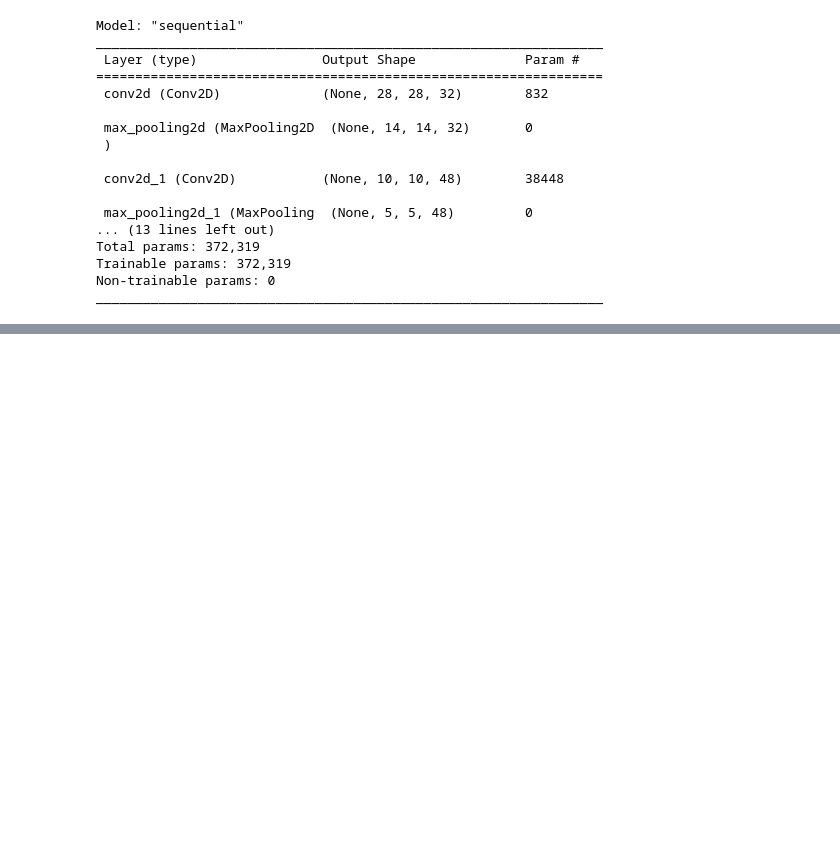
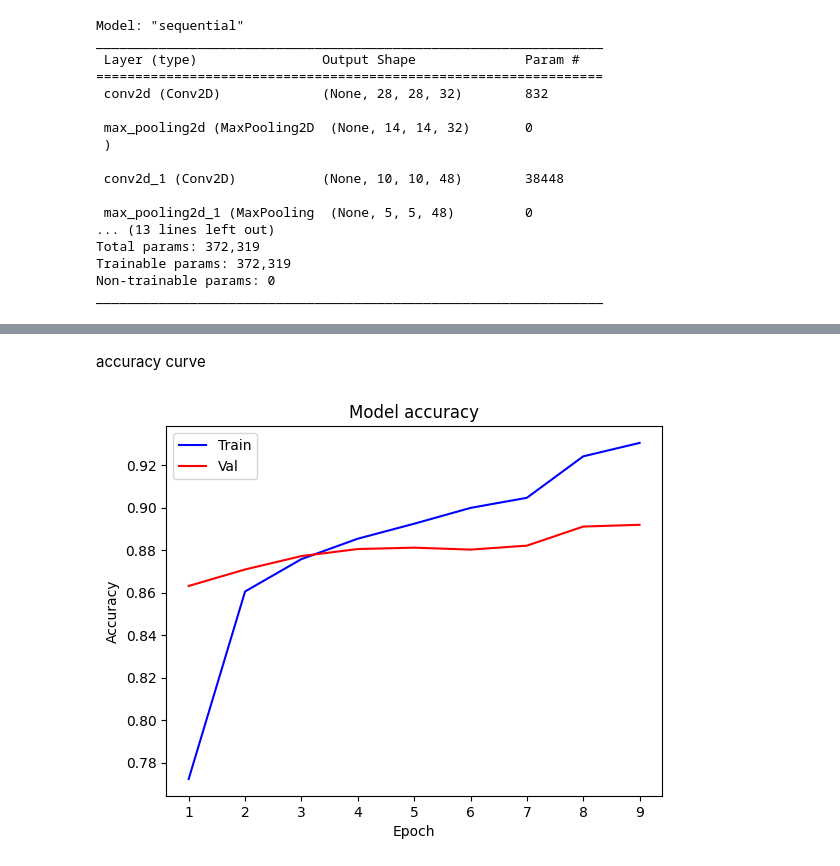
Before and after one commit to microgram17/python_ocr, a Jupyter notebook: model_training.ipynb, the cells around one changed output, grey strips where cells are left out. Drawn from its saved outputs; the diff is of its cells as text; code cells hidden in the pictures; blank space fills up the shorter version.

Commit message:
model completed

```diff
--- a/model_training.ipynb
+++ b/model_training.ipynb
@@ -271,0 +274,22 @@ Epoch 10: early stopping
+# %%
+def plotgraph(epochs, acc, val_acc):
+    # Plot training & validation accuracy values
+    plt.plot(epochs, acc, 'b')
+    plt.plot(epochs, val_acc, 'r')
+    plt.title('Model accuracy')
+    plt.ylabel('Accuracy')
+    plt.xlabel('Epoch')
+    plt.legend(['Train', 'Val'], loc='upper left')
+    plt.show()
+
+acc = history.history['accuracy']
+val_acc = history.history['val_accuracy']
+loss = history.history['loss']
+val_loss = history.history['val_loss']
+epochs = range(1,len(acc)+1)
+# %% [markdown]
+accuracy curve
+# %%
+plotgraph(epochs, acc, val_acc)
+# %% [output]
+[figure, added]
```
Also changed, not shown: parts of 7 cells of this notebook.
